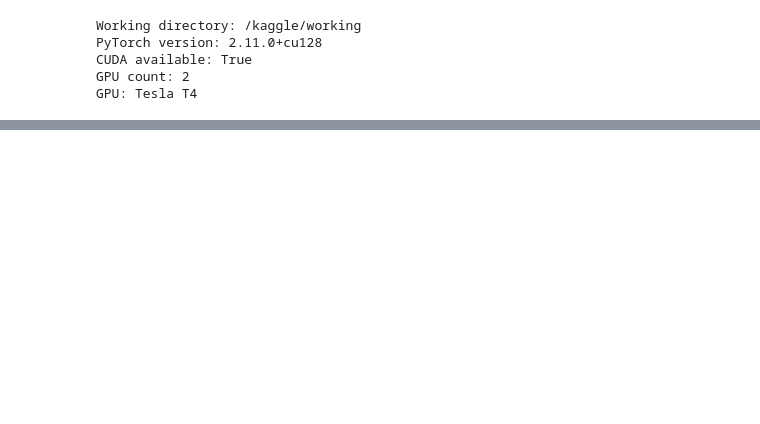
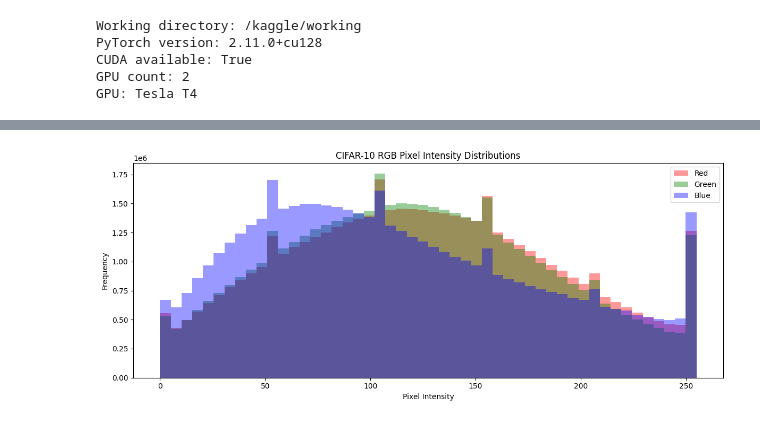
Before and after one commit to CandidoS391/Machine-Learning-Optimization-Initialization, a Jupyter notebook: prelu_he_initialization.ipynb, the cells around one changed output, grey strips where cells are left out. Cells and saved outputs as stored; diff of their text form; code cells hidden in the pictures; blank space fills up the shorter version.

```diff
--- a/prelu_he_initialization.ipynb
+++ b/prelu_he_initialization.ipynb
@@ -104,0 +194,24 @@ print("Number of classes:", len(full_train_dataset.classes))
+# %%
+# Extract original pixel values
+images = full_train_dataset.data
+
+# Flatten each color channel
+red = images[:, :, :, 0].flatten()
+green = images[:, :, :, 1].flatten()
+blue = images[:, :, :, 2].flatten()
+
+# Plot RGB distributions
+plt.figure(figsize=(12, 5))
+
+plt.hist(red, bins=50, alpha=0.4, color="red", label="Red")
+plt.hist(green, bins=50, alpha=0.4, color="green", label="Green")
+plt.hist(blue, bins=50, alpha=0.4, color="blue", label="Blue")
+
+plt.title("CIFAR-10 RGB Pixel Intensity Distributions")
+plt.xlabel("Pixel Intensity")
+plt.ylabel("Frequency")
+plt.legend()
+plt.tight_layout()
+plt.show()
+# %% [output]
+[figure, added]
```
Also changed, not shown: parts of 47 cells of this notebook.
